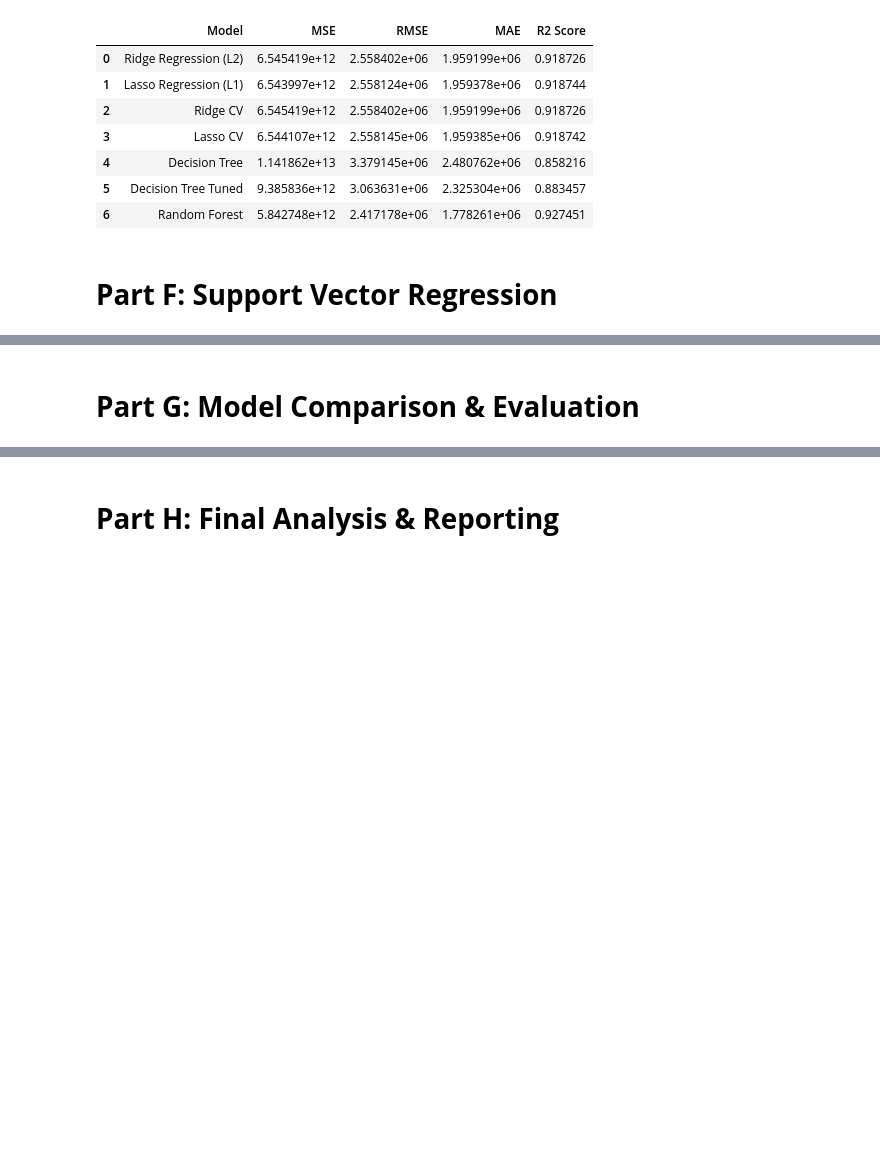
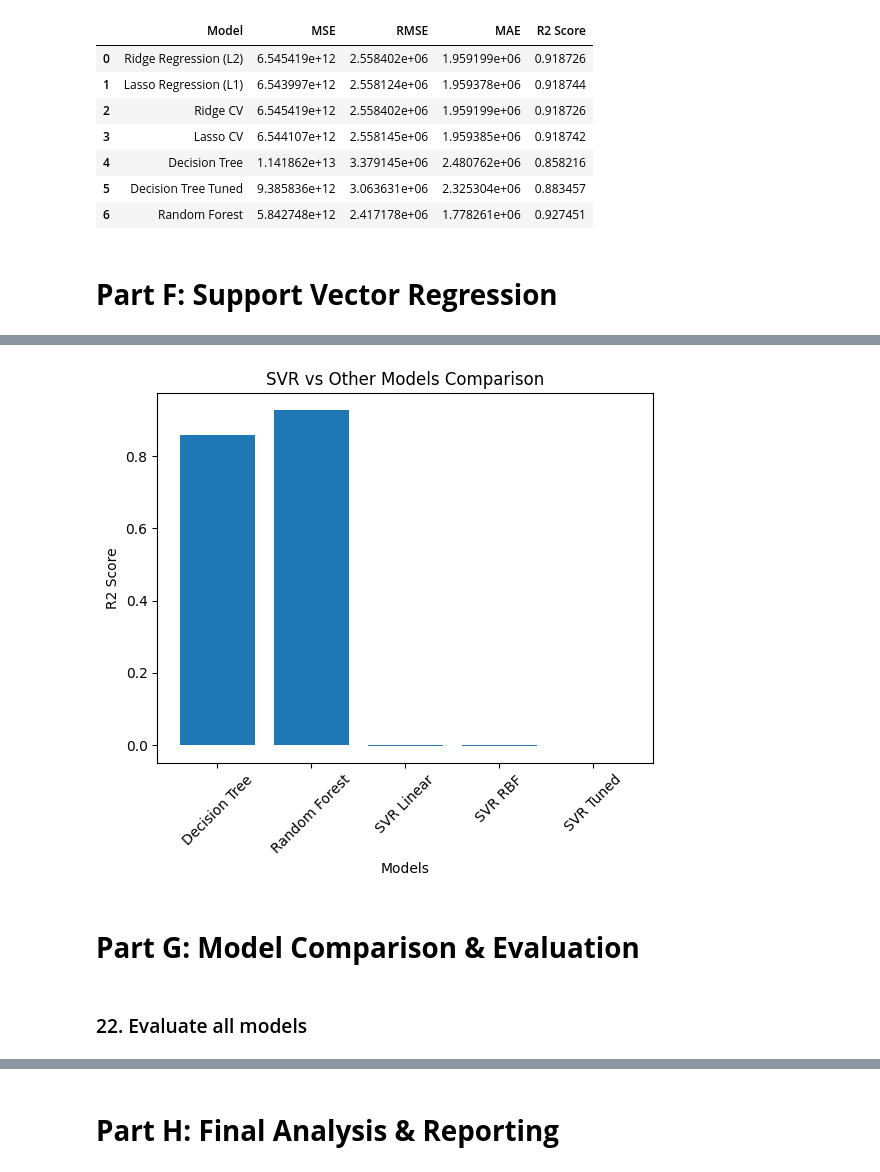
Before and after one commit to krisha12345819/Supervised-Learning-Robust-Regression-Engine, a Jupyter notebook: Robust_Regression_Engine.ipynb, the cells around one changed output, grey strips where cells are left out. Saved outputs shown, nothing was run; the diff lists cells and outputs as text; code cells hidden in the pictures; blank space fills up the shorter version.

```diff
--- a/Robust_Regression_Engine.ipynb
+++ b/Robust_Regression_Engine.ipynb
@@ -415,0 +474,6 @@ results_df
+# %%
+results_df = pd.DataFrame(
+    results,
+    columns=["Model", "MSE", "RMSE", "MAE", "R2 Score"])
+
+results_df
@@ -416,2 +492,24 @@ results_df
+# %%
+svr_results = results_df[
+    results_df["Model"].isin([
+        "SVR Linear",
+        "SVR RBF",
+        "SVR Tuned",
+        "Decision Tree",
+        "Random Forest",
+        "Ridge Regression",
+        "Lasso Regression"])]
+
+plt.bar(svr_results["Model"], svr_results["R2 Score"])
+plt.title("SVR vs Other Models Comparison")
+plt.xlabel("Models")
+plt.ylabel("R2 Score")
+plt.xticks(rotation=45)
+
+plt.show()
+# %% [output]
+[figure, added]
 # %% [markdown]
 # **Part G: Model Comparison & Evaluation**
+# %% [markdown]
+### 22. Evaluate all models
```
Also changed, not shown: parts of 32 cells of this notebook, 4 other files.
